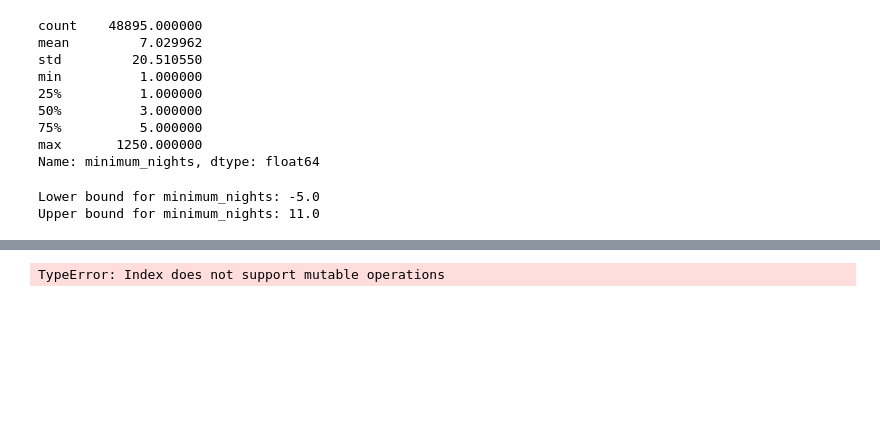
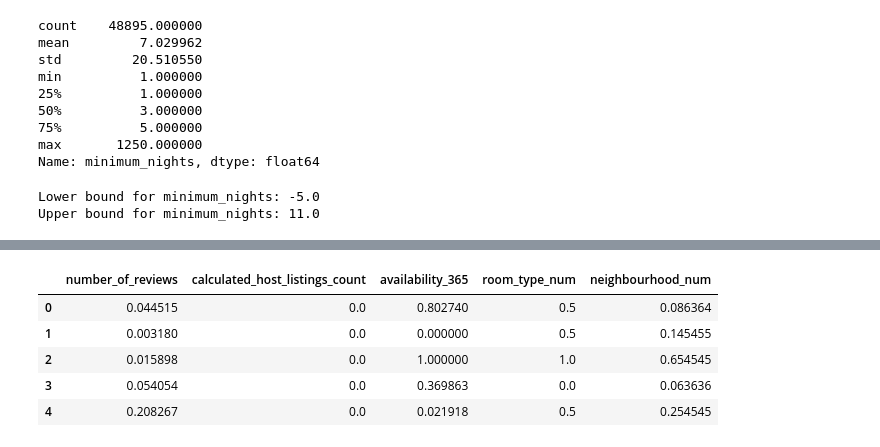
Before and after one commit to Fran-garp/Prepro_datos, a Jupyter notebook: src/explore.ipynb, the cells around one changed output, grey strips where cells are left out. Saved outputs shown, nothing was run; the diff lists cells and outputs as text; code cells hidden in the pictures; blank space fills up the shorter version.

```diff
--- a/src/explore.ipynb
+++ b/src/explore.ipynb
@@ -280,15 +300,23 @@ x_train_scaled.head()
 # %%
 from sklearn.feature_selection import SelectKBest,chi2
 
-selector = SelectKBest(score_func=chi2, k=5)
-selector.fit(x_train_scaled, y_train)
-selected_features_train = x_train_scaled.columns[selector.get_support()]
-selected_features_test = x_test_scaled.columns[selector.get_support()]
+Selector = SelectKBest(score_func=chi2, k=5)
+x_train_selected = Selector.fit_transform(x_train_scaled, y_train)
+x_test_selected = Selector.transform(x_test_scaled)
+
+x_train_selected = pd.DataFrame(x_train_selected, columns=x_train.columns[Selector.get_support()])
+x_test_selected = pd.DataFrame(x_test_selected, columns=x_test.columns[Selector.get_support()])
+x_train_selected.head()
+# %% [output]
+|  | number_of_reviews | calculated_host_listings_count | availability_365 | room_type_num | neighbourhood_num |
+| 0 | 0.044515 | 0.0 | 0.802740 | 0.5 | 0.086364 |
+| 1 | 0.003180 | 0.0 | 0.000000 | 0.5 | 0.145455 |
+| 2 | 0.015898 | 0.0 | 1.000000 | 1.0 | 0.654545 |
+| 3 | 0.054054 | 0.0 | 0.369863 | 0.0 | 0.063636 |
+| 4 | 0.208267 | 0.0 | 0.021918 | 0.5 | 0.254545 |
 # %%
-selected_features_train['price']=list(y_train)
-selected_features_test['price']=list(y_test)
+x_train_selected['price']=list(y_train)
+x_test_selected['price']=list(y_test)
 
-selected_features_train.to_csv('../data/processed/selected_features_train.csv', index=False)
-selected_features_test.to_csv('../data/processed/selected_features_test.csv', index=False)
+x_train_selected.to_csv('../data/processed/selected_features_train.csv', index=False)
+x_test_selected.to_csv('../data/processed/selected_features_test.csv', index=False)
-# %% [output]
-TypeError: Index does not support mutable operations
```
Also changed, not shown: parts of 5 cells of this notebook.
